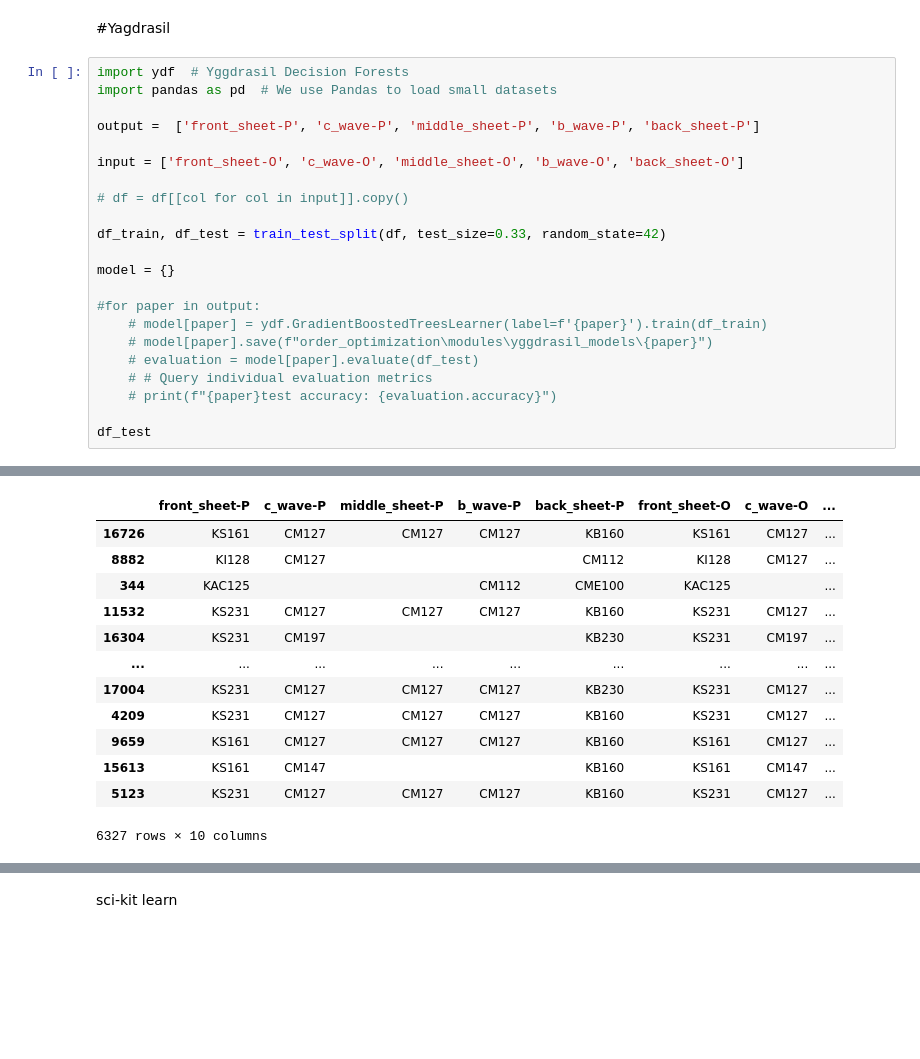
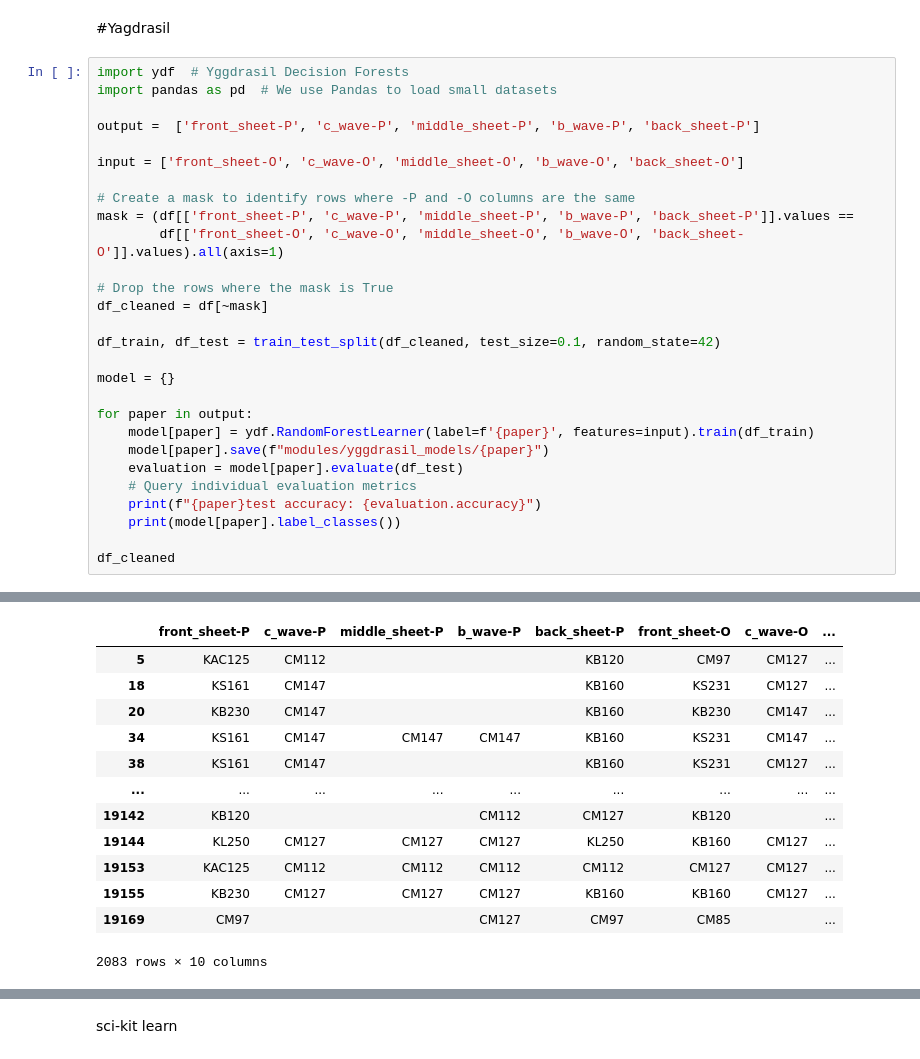
Before and after one commit to ppaauuoo/paper_cutting_project, a Jupyter notebook: random_forest.ipynb, the cells around one changed output, grey strips where cells are left out. Cells and saved outputs as stored; diff of their text form; blank space fills up the shorter version.

Commit message:
feat(ydf): tweaking model abit for more applicable usage

```diff
--- a/random_forest.ipynb
+++ b/random_forest.ipynb
@@ -24,18 +24,24 @@ output =  ['front_sheet-P', 'c_wave-P', 'middle_sheet-P', 'b_wave-P', 'back_shee
 
 input = ['front_sheet-O', 'c_wave-O', 'middle_sheet-O', 'b_wave-O', 'back_sheet-O']
 
-# df = df[[col for col in input]].copy()
+# Create a mask to identify rows where -P and -O columns are the same
+mask = (df[['front_sheet-P', 'c_wave-P', 'middle_sheet-P', 'b_wave-P', 'back_sheet-P']].values ==
+        df[['front_sheet-O', 'c_wave-O', 'middle_sheet-O', 'b_wave-O', 'back_sheet-O']].values).all(axis=1)
 
-df_train, df_test = train_test_split(df, test_size=0.33, random_state=42)
+# Drop the rows where the mask is True
+df_cleaned = df[~mask]
+
+df_train, df_test = train_test_split(df_cleaned, test_size=0.1, random_state=42)
 
 model = {}
 
-#for paper in output:
-    # model[paper] = ydf.GradientBoostedTreesLearner(label=f'{paper}').train(df_train)
-    # model[paper].save(f"order_optimization\modules\yggdrasil_models\{paper}")
-    # evaluation = model[paper].evaluate(df_test)
-    # # Query individual evaluation metrics
-    # print(f"{paper}test accuracy: {evaluation.accuracy}")
+for paper in output:
+    model[paper] = ydf.RandomForestLearner(label=f'{paper}', features=input).train(df_train)
+    model[paper].save(f"modules/yggdrasil_models/{paper}")
+    evaluation = model[paper].evaluate(df_test)
+    # Query individual evaluation metrics
+    print(f"{paper}test accuracy: {evaluation.accuracy}")
+    print(model[paper].label_classes())
 
-df_test
+df_cleaned
 # %% [output]
@@ -42,13 +68,13 @@ df_test
 |  | front_sheet-P | c_wave-P | middle_sheet-P | b_wave-P | back_sheet-P | front_sheet-O | c_wave-O | ... |
-| 16726 | KS161 | CM127 | CM127 | CM127 | KB160 | KS161 | CM127 | ... |
-| 8882 | KI128 | CM127 |  |  | CM112 | KI128 | CM127 | ... |
-| 344 | KAC125 |  |  | CM112 | CME100 | KAC125 |  | ... |
-| 11532 | KS231 | CM127 | CM127 | CM127 | KB160 | KS231 | CM127 | ... |
-| 16304 | KS231 | CM197 |  |  | KB230 | KS231 | CM197 | ... |
+| 5 | KAC125 | CM112 |  |  | KB120 | CM97 | CM127 | ... |
+| 18 | KS161 | CM147 |  |  | KB160 | KS231 | CM127 | ... |
+| 20 | KB230 | CM147 |  |  | KB160 | KB230 | CM147 | ... |
+| 34 | KS161 | CM147 | CM147 | CM147 | KB160 | KS231 | CM147 | ... |
+| 38 | KS161 | CM147 |  |  | KB160 | KS231 | CM127 | ... |
 | ... | ... | ... | ... | ... | ... | ... | ... | ... |
-| 17004 | KS231 | CM127 | CM127 | CM127 | KB230 | KS231 | CM127 | ... |
-| 4209 | KS231 | CM127 | CM127 | CM127 | KB160 | KS231 | CM127 | ... |
-| 9659 | KS161 | CM127 | CM127 | CM127 | KB160 | KS161 | CM127 | ... |
-| 15613 | KS161 | CM147 |  |  | KB160 | KS161 | CM147 | ... |
-| 5123 | KS231 | CM127 | CM127 | CM127 | KB160 | KS231 | CM127 | ... |
+| 19142 | KB120 |  |  | CM112 | CM127 | KB120 |  | ... |
+| 19144 | KL250 | CM127 | CM127 | CM127 | KL250 | KB160 | CM127 | ... |
+| 19153 | KAC125 | CM112 | CM112 | CM112 | CM112 | CM127 | CM127 | ... |
+| 19155 | KB230 | CM127 | CM127 | CM127 | KB160 | KB160 | CM127 | ... |
+| 19169 | CM97 |  |  | CM127 | CM97 | CM85 |  | ... |
-6327 rows × 10 columns
+2083 rows × 10 columns
```
Also changed, not shown: parts of 2 cells of this notebook, 27 other files.
